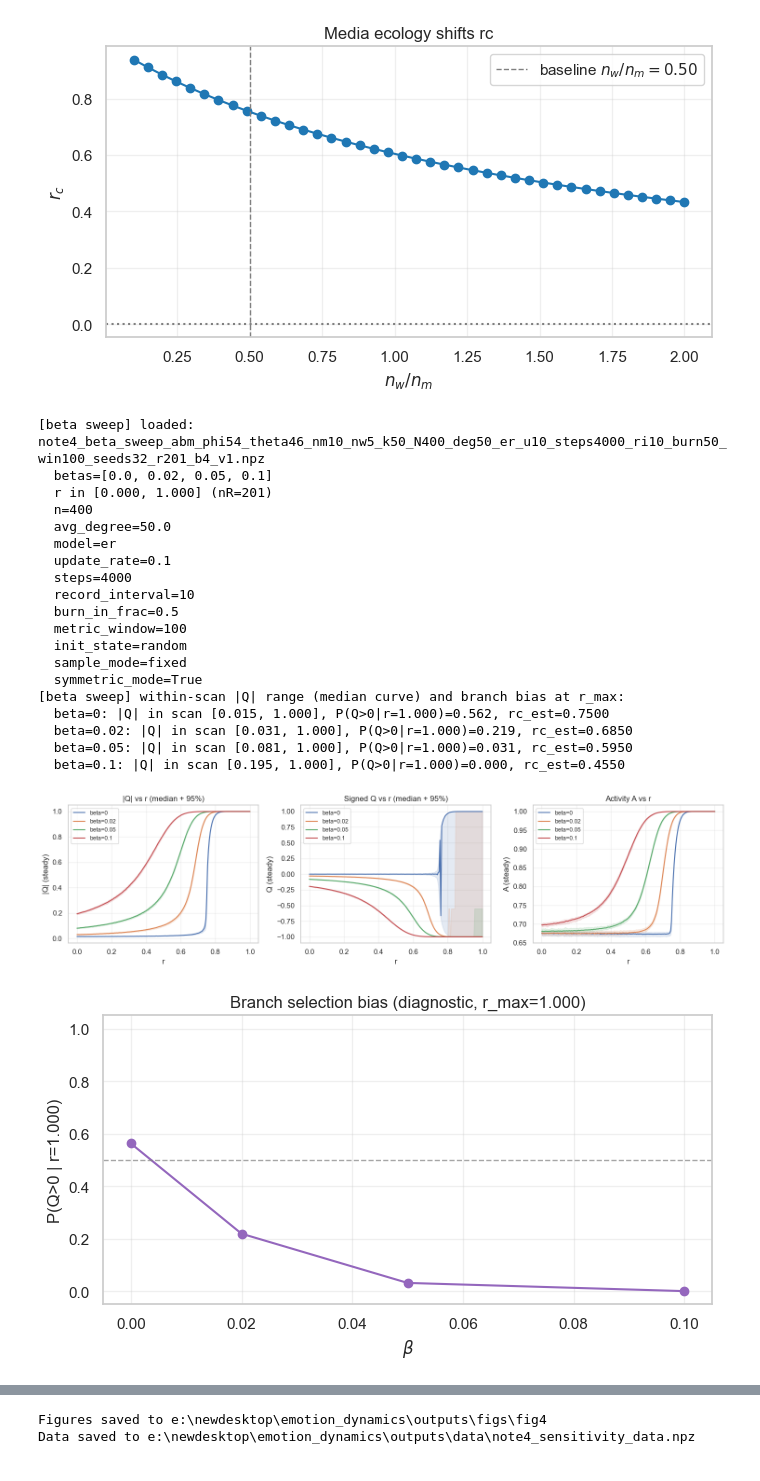
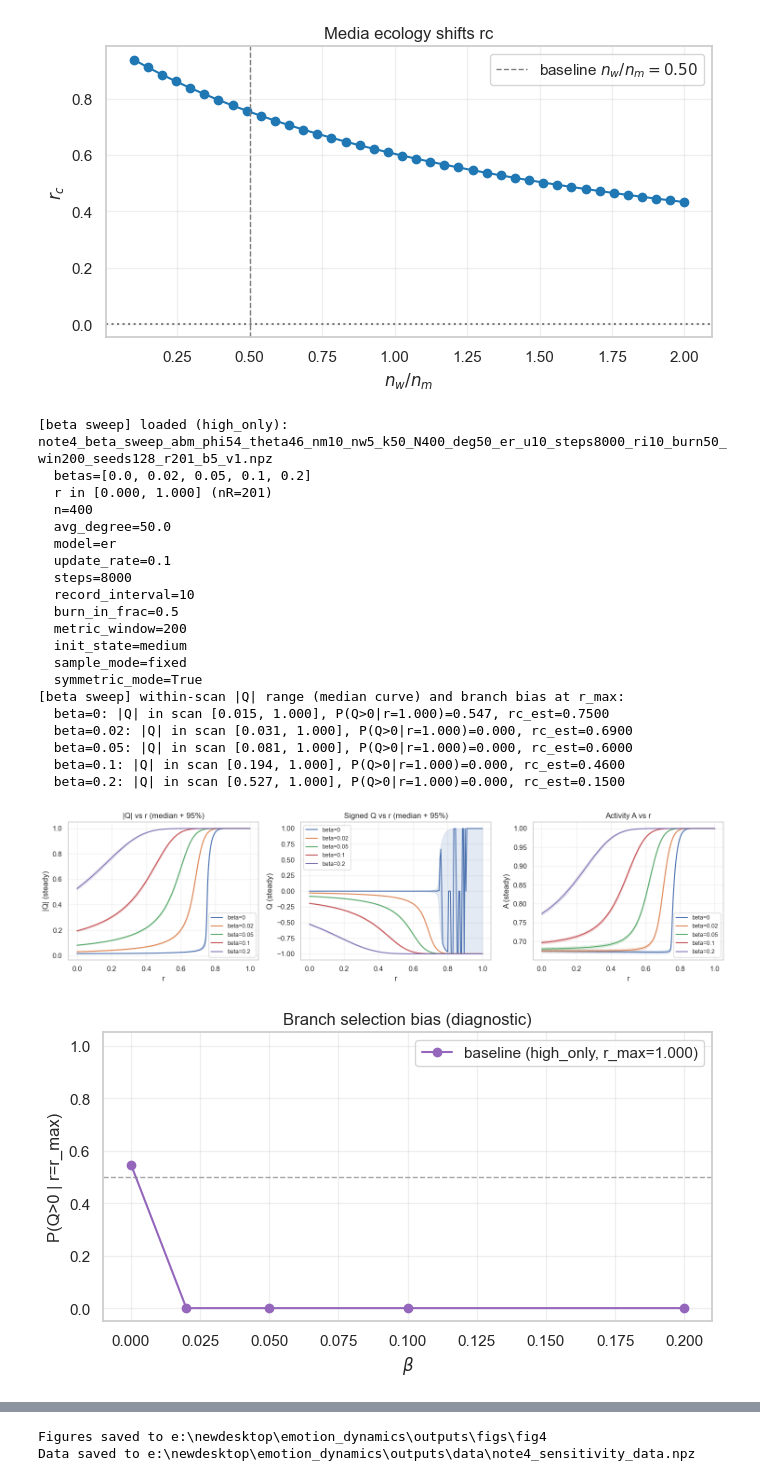
Before and after one commit to wujlin/Mixed_dynamics, a Jupyter notebook: notebooks/04_Sensitivity_Chi_Landscape.ipynb, the cells around one changed output, grey strips where cells are left out. Cells and saved outputs as stored; diff of their text form; code cells hidden in the pictures.

Commit message:
note04-fit4

```diff
--- a/notebooks/04_Sensitivity_Chi_Landscape.ipynb
+++ b/notebooks/04_Sensitivity_Chi_Landscape.ipynb
@@ -203,18 +275,26 @@ def infer_local_mode(path: Path) -> str:
     return 'high_only'
 
 def beta_file_score(path: Path):
-    """选择缓存文件的优先级：seeds > steps > r_num > betas_num > init_state(random 优先) > mtime."""
+    """选择缓存文件的优先级（严谨口径优先）：
+    1) local_mode（新脚本生成）
+    2) rc_method 是否含 parabola（亚网格插值）
+    3) init_state=random（稳健性对照）
+    4) seeds > steps > r_num > betas_num > mtime
+    """
     try:
         with np.load(path, allow_pickle=True) as d0:
+            has_local_mode = 1 if 'local_mode' in d0.files else 0
+            rc_method = str(d0['rc_method']) if 'rc_method' in d0.files else ''
+            has_parabola = 1 if 'parabola' in rc_method else 0
+            init_state = str(d0['init_state']) if 'init_state' in d0.files else ''
+            init_pref = 1 if 'random' in init_state else 0
             n_seeds = int(len(d0['seeds'])) if 'seeds' in d0.files else 0
             steps = int(d0['steps']) if 'steps' in d0.files else 0
             n_r = int(len(d0['r_vals'])) if 'r_vals' in d0.files else 0
             n_b = int(len(d0['betas'])) if 'betas' in d0.files else 0
-            init_state = str(d0['init_state']) if 'init_state' in d0.files else ''
     except Exception:
-        return (-1, -1, -1, -1, -1, 0)
-    init_pref = 1 if 'random' in init_state else 0
-    return (n_seeds, steps, n_r, n_b, init_pref, path.stat().st_mtime)
+        return (-1, -1, -1, -1, -1, -1, -1, 0)
+    return (has_local_mode, has_parabola, init_pref, n_seeds, steps, n_r, n_b, path.stat().st_mtime)
 
 paths_by_mode = {'high_only': [], 'symmetric': []}
 for p in beta_files:
@@ -261,6 +341,9 @@ else:
             print(f"  {k}={d[k]}")
     if d_sym is not None:
         print(f"[beta sweep] control loaded ({local_mode_sym}): {beta_path_sym.name}")
+    elif beta_path_sym is None:
+        print('[warn] 未找到 control（local_mode=symmetric）的 beta sweep 缓存；当前仅绘制 baseline。')
+        print('       建议补跑：python3 scripts/run_note4_beta_sweep.py ... --local-mode symmetric')
     if float(np.min(r_vals)) > 1e-9 or float(np.max(r_vals)) < 1.0 - 1e-9:
         print('[warn] 当前 beta sweep 仅覆盖局部 r 区间；对高 beta 可能出现“窗口内已饱和/无可辨识转变”。')
         print('       建议用脚本默认 r∈[0,1] 重跑，以获得可对比的 rc(beta) 与分支偏置诊断。')
@@ -419,7 +502,8 @@ else:
             ax.axhline(rc_ref, color='red', linestyle='--', linewidth=1, label=fr'Theory rc={rc_ref:.3f} (beta=0 ref)')
         ax.set_xlabel(r'$\beta$')
         ax.set_ylabel(r'Estimated $r_c$')
-        ax.set_title(r'$r_c(\beta)$ from max-slope (baseline vs control)')
+        title_suffix = 'baseline vs control' if ctrl is not None else 'baseline only'
+        ax.set_title(r'$r_c(\beta)$ from max-slope (' + title_suffix + ')')
         ax.grid(True, alpha=0.3)
         ax.legend(loc='best')
         fig.tight_layout()
@@ -436,41 +520,42 @@ np.savez(
     theta_diag=theta_diag,
     phi_diag=phi_diag,
     chi_diag=np.array(chi_diag, dtype=float),
     rc_diag=np.array(rc_diag, dtype=float),
     # Part2
     k_list=k_list,
     chi_k=chi_k,
     rc_k=rc_k,
     # Part3
     ratio_vals=ratio_vals,
     rc_ratio=rc_ratio,
     # Part4
     beta_sweep_file=beta_path.name if beta_path is not None else '',
     beta_sweep_path=str(beta_path) if beta_path is not None else '',
     beta_sweep_file_high_only=beta_path_high.name if beta_path_high is not None else '',
     beta_sweep_path_high_only=str(beta_path_high) if beta_path_high is not None else '',
     beta_sweep_file_symmetric=beta_path_sym.name if beta_path_sym is not None else '',
     beta_sweep_path_symmetric=str(beta_path_sym) if beta_path_sym is not None else '',
 )
 # %% [output]
-[beta sweep] loaded: note4_beta_sweep_abm_phi54_theta46_nm10_nw5_k50_N400_deg50_er_u10_steps4000_ri10_burn50_win100_seeds32_r201_b4_v1.npz
-  betas=[0.0, 0.02, 0.05, 0.1]
+[beta sweep] loaded (high_only): note4_beta_sweep_abm_phi54_theta46_nm10_nw5_k50_N400_deg50_er_u10_steps8000_ri10_burn50_win200_seeds128_r201_b5_v1.npz
+  betas=[0.0, 0.02, 0.05, 0.1, 0.2]
   r in [0.000, 1.000] (nR=201)
   n=400
   avg_degree=50.0
   model=er
   update_rate=0.1
-  steps=4000
+  steps=8000
   record_interval=10
   burn_in_frac=0.5
-  metric_window=100
-  init_state=random
+  metric_window=200
+  init_state=medium
   sample_mode=fixed
   symmetric_mode=True
 [beta sweep] within-scan |Q| range (median curve) and branch bias at r_max:
-  beta=0: |Q| in scan [0.015, 1.000], P(Q>0|r=1.000)=0.562, rc_est=0.7500
-  beta=0.02: |Q| in scan [0.031, 1.000], P(Q>0|r=1.000)=0.219, rc_est=0.6850
-  beta=0.05: |Q| in scan [0.081, 1.000], P(Q>0|r=1.000)=0.031, rc_est=0.5950
-  beta=0.1: |Q| in scan [0.195, 1.000], P(Q>0|r=1.000)=0.000, rc_est=0.4550
+  beta=0: |Q| in scan [0.015, 1.000], P(Q>0|r=1.000)=0.547, rc_est=0.7500
+  beta=0.02: |Q| in scan [0.031, 1.000], P(Q>0|r=1.000)=0.000, rc_est=0.6900
+  beta=0.05: |Q| in scan [0.081, 1.000], P(Q>0|r=1.000)=0.000, rc_est=0.6000
+  beta=0.1: |Q| in scan [0.194, 1.000], P(Q>0|r=1.000)=0.000, rc_est=0.4600
+  beta=0.2: |Q| in scan [0.527, 1.000], P(Q>0|r=1.000)=0.000, rc_est=0.1500
-[figure, old version]
+[figure, new version]
-[figure, old version]
+[figure, new version]
```
Also changed, not shown: parts of 4 cells of this notebook, 12 other files.
